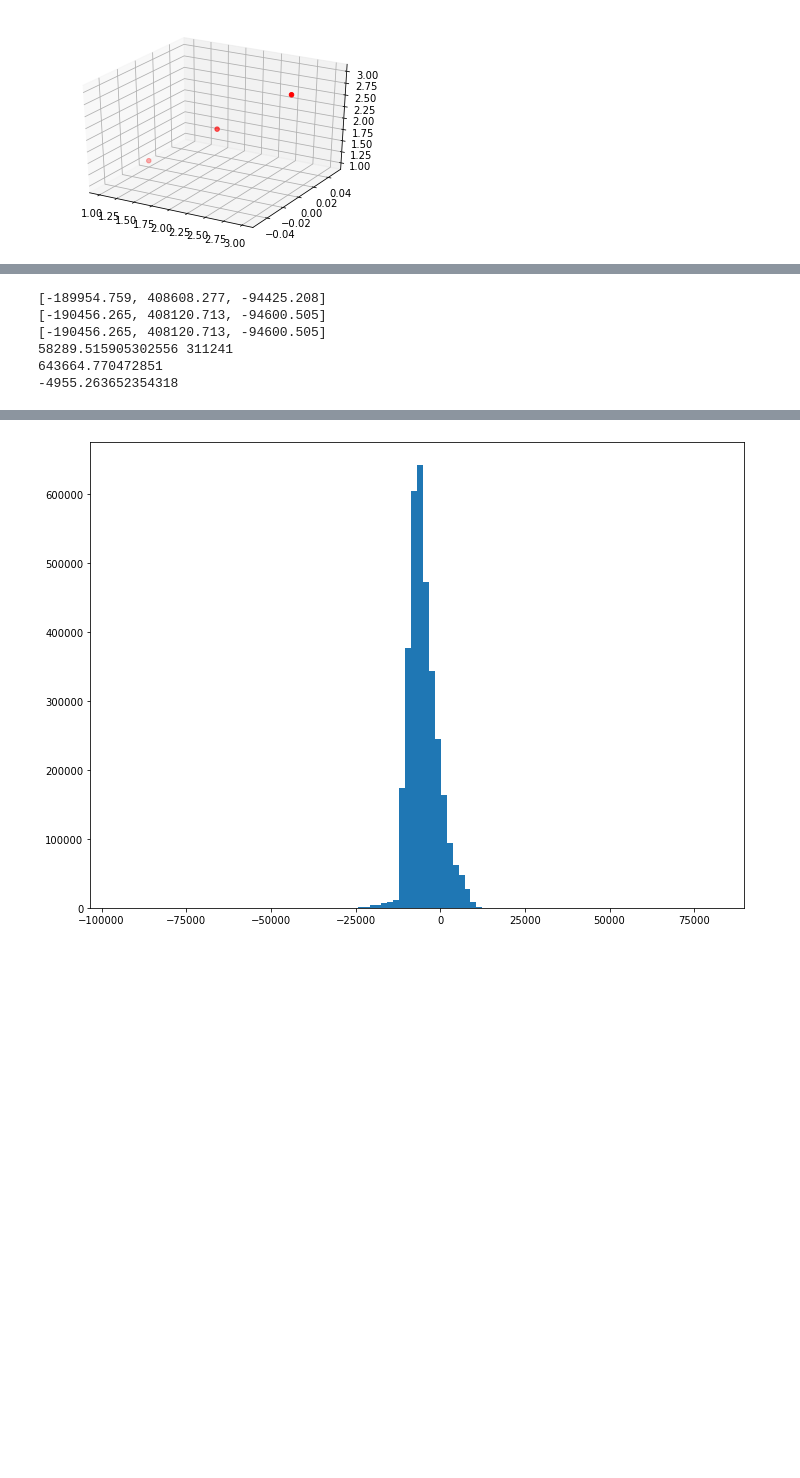
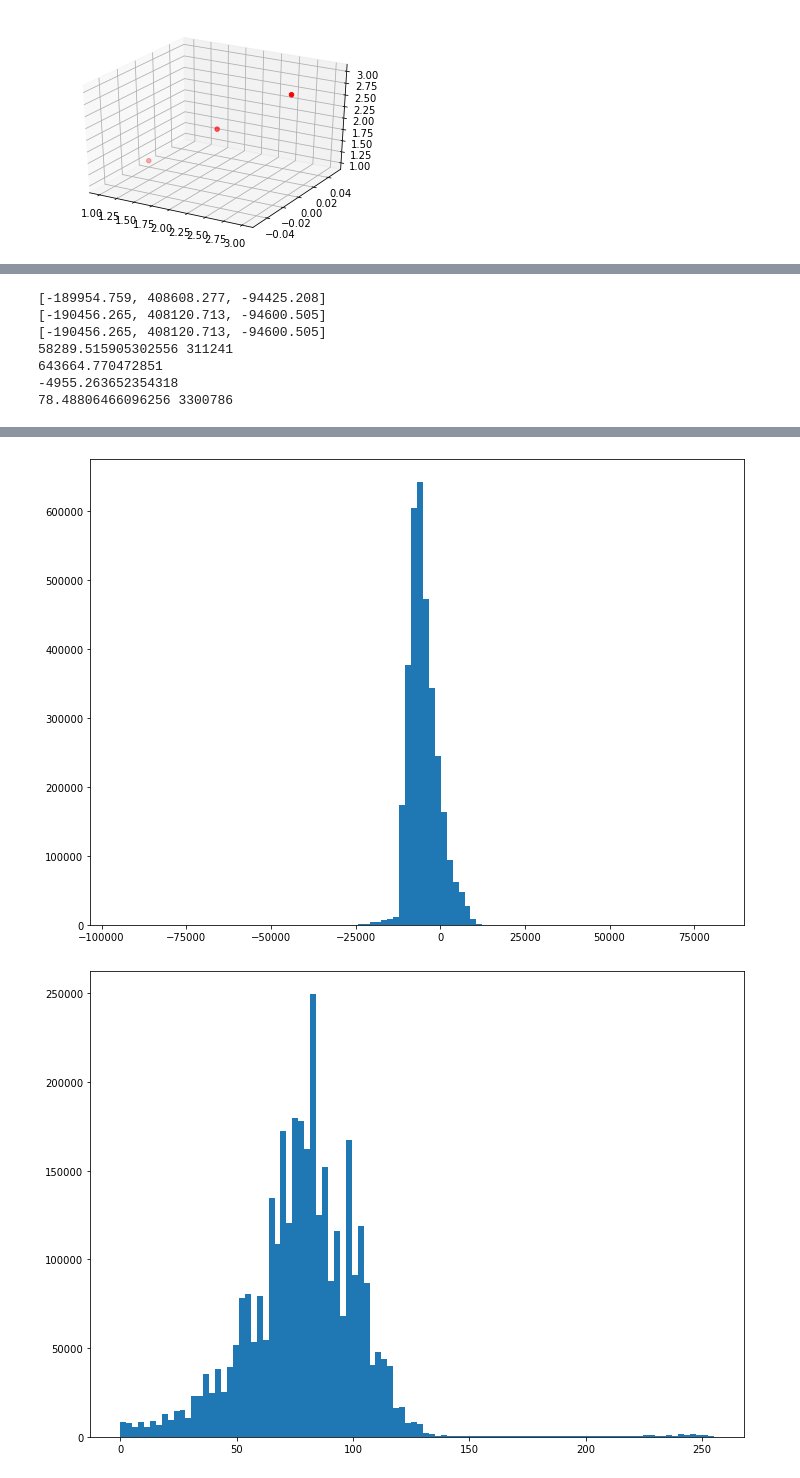
Before and after one commit to VeerabadraLokesh/miniature-guide, a Jupyter notebook: python/notebooks/laspy_test.ipynb, the cells around one changed output, grey strips where cells are left out. Cells and saved outputs as stored; diff of their text form; code cells hidden in the pictures; blank space fills up the shorter version.

```diff
--- a/python/notebooks/laspy_test.ipynb
+++ b/python/notebooks/laspy_test.ipynb
@@ -173,6 +174,7 @@ print(infile.header.min)
 print(np.mean(infile.X), np.max(infile.X))
 print(np.mean(infile.Y))
 print(np.mean(infile.Z))
+print(np.mean(infile.intensity), len(infile.intensity))
 # %% [output]
 [-189954.759, 408608.277, -94425.208]
 [-190456.265, 408120.713, -94600.505]
@@ -180,22 +182,28 @@ print(np.mean(infile.Z))
 58289.515905302556 311241
 643664.770472851
 -4955.263652354318
+78.48806466096256 3300786
 # %%
 1/3300786
 
 n_bins = 100
 fig, axs = plt.subplots(1, 1, figsize=(10, 7), tight_layout=True)
 axs.hist(infile.X, bins=n_bins)
 plt.show()
 
 fig1, axs1 = plt.subplots(1, 1, figsize=(10, 7), tight_layout=True)
 axs1.hist(infile.Y, bins=n_bins)
 plt.show()
 
 figz, axsz = plt.subplots(1, 1, figsize=(10, 7), tight_layout=True)
 axsz.hist(infile.Z, bins=n_bins)
 plt.show()
+
+figz, axsi = plt.subplots(1, 1, figsize=(10, 7), tight_layout=True)
+axsi.hist(infile.intensity, bins=n_bins)
+plt.show()
 # %% [output]
 [figure]
 [figure]
 [figure]
+[figure, added]
```
Also changed, not shown: parts of 1 cell of this notebook.
